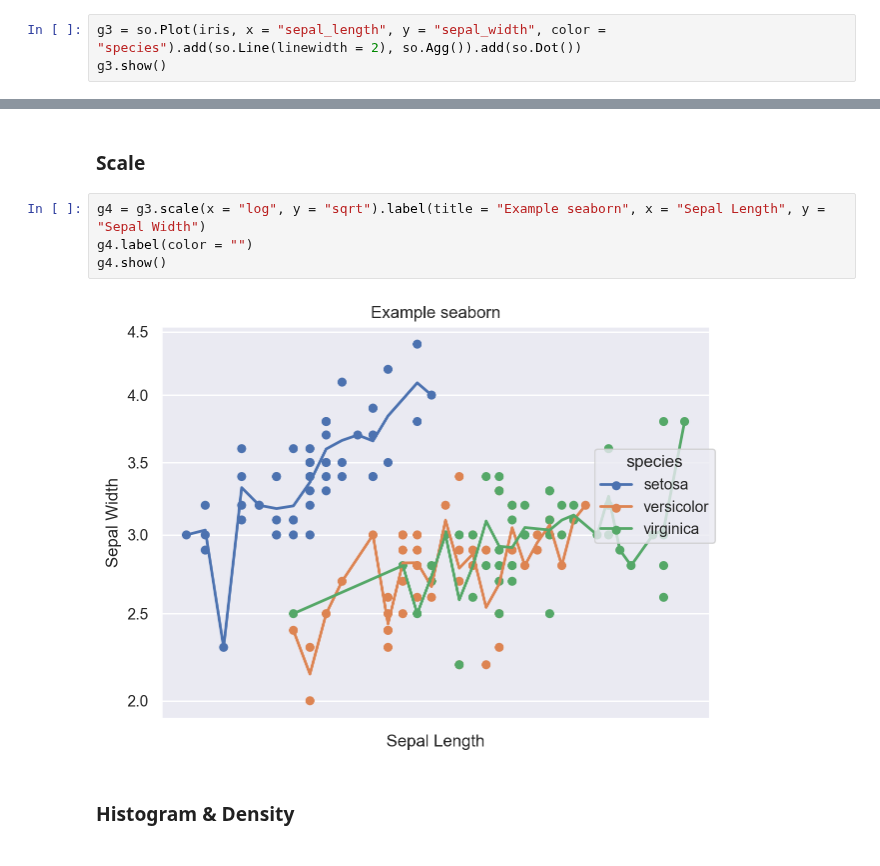
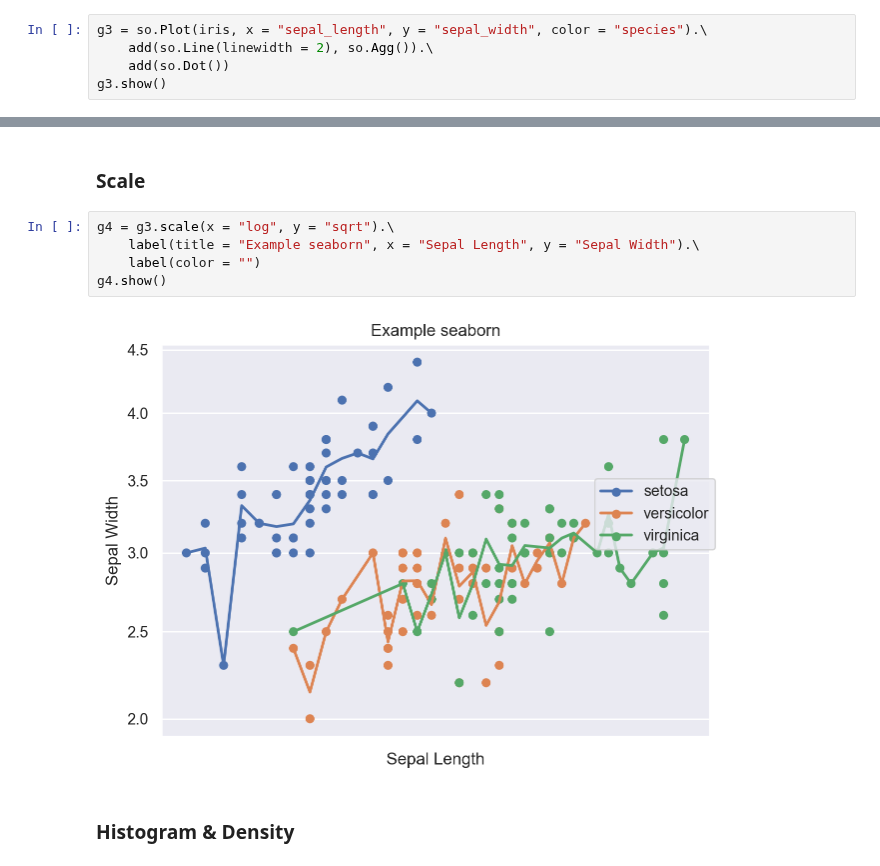
Before and after one commit to anhhd/anhhoangduc.com, a Jupyter notebook: public/ds-book-python/.doctrees/nbsphinx/p01-09-seaborn.ipynb, the cells around one changed output, grey strips where cells are left out. Saved outputs shown, nothing was run; the diff lists cells and outputs as text.

```diff
--- a/public/ds-book-python/.doctrees/nbsphinx/p01-09-seaborn.ipynb
+++ b/public/ds-book-python/.doctrees/nbsphinx/p01-09-seaborn.ipynb
@@ -90,18 +93,21 @@ g2.show()
 # %% [markdown]
 ### Chia nhóm dữ liệu
 # %%
-g3 = so.Plot(iris, x = "sepal_length", y = "sepal_width", color = "species").add(so.Line(linewidth = 2), so.Agg()).add(so.Dot())
+g3 = so.Plot(iris, x = "sepal_length", y = "sepal_width", color = "species").\
+    add(so.Line(linewidth = 2), so.Agg()).\
+    add(so.Dot())
 g3.show()
 # %% [output]
 [figure]
 # %% [markdown]
 ### Scale
 # %%
-g4 = g3.scale(x = "log", y = "sqrt").label(title = "Example seaborn", x = "Sepal Length", y = "Sepal Width")
-g4.label(color = "")
+g4 = g3.scale(x = "log", y = "sqrt").\
+    label(title = "Example seaborn", x = "Sepal Length", y = "Sepal Width").\
+    label(color = "")
 g4.show()
 # %% [output]
-[figure, old version]
+[figure, new version]
 # %% [markdown]
 ### Histogram & Density
 # %%
```
Also changed, not shown: parts of 5 cells of this notebook, 32 other files.
